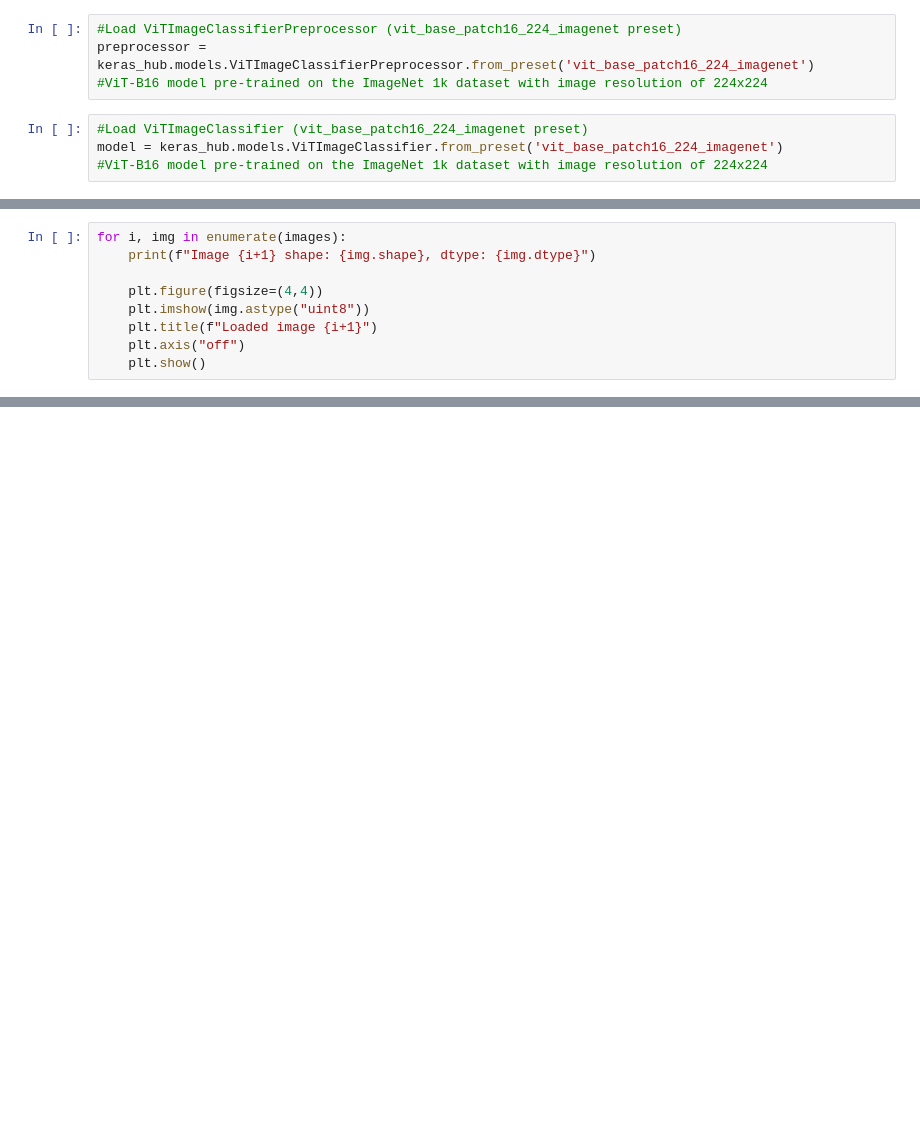
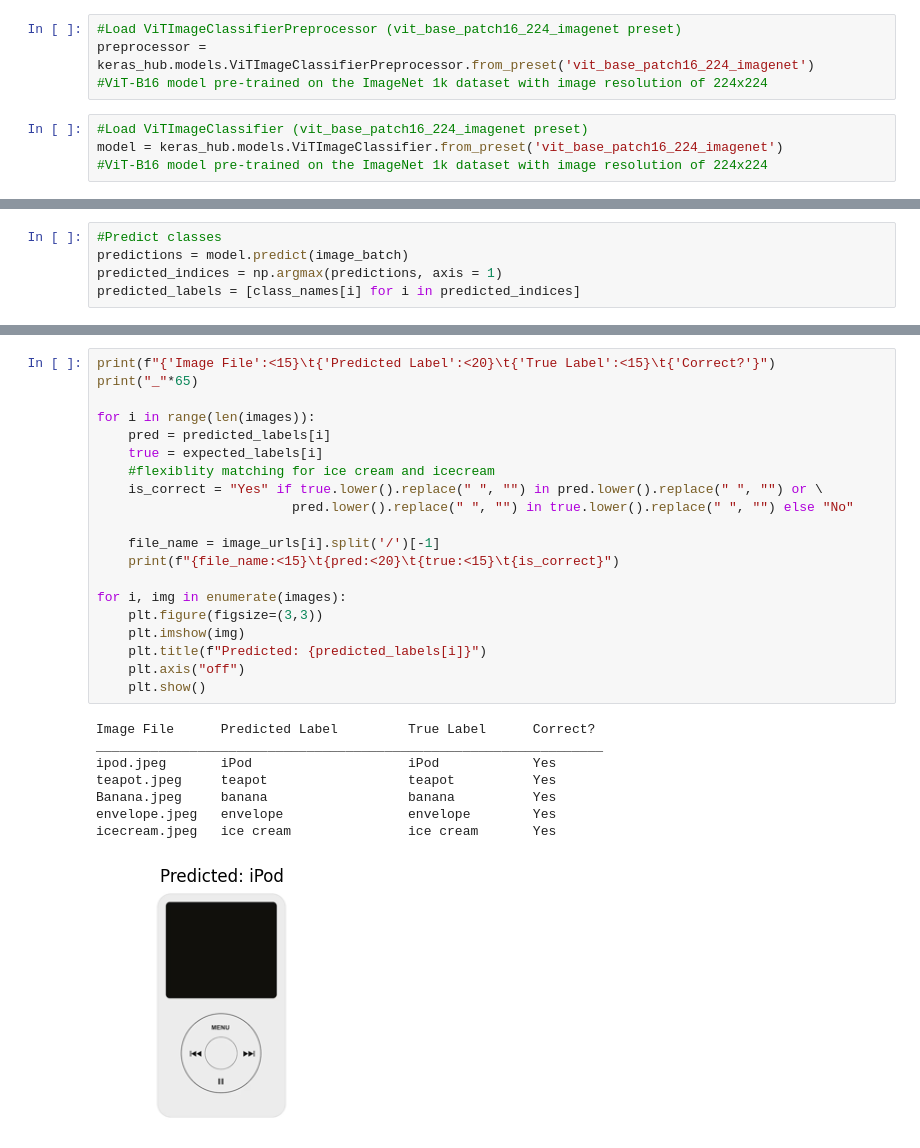
Before and after one commit to shadenalsuhayan/arti560-computer-vision-labs, a Jupyter notebook: lab03-image-classification-vision-transformer-vit/lab03-image-classification-vision-transformer-vit-exercise.ipynb, the cells around one changed output, grey strips where cells are left out. Cells and saved outputs as stored; diff of their text form; blank space fills up the shorter version.

```diff
--- a/lab03-image-classification-vision-transformer-vit/lab03-image-classification-vision-transformer-vit-exercise.ipynb
+++ b/lab03-image-classification-vision-transformer-vit/lab03-image-classification-vision-transformer-vit-exercise.ipynb
@@ -115,9 +49,0 @@ icecream.jpeg   matchstick              ice cream               No
-# %%
-for i, img in enumerate(images):
-    print(f"Image {i+1} shape: {img.shape}, dtype: {img.dtype}")
-
-    plt.figure(figsize=(4,4))
-    plt.imshow(img.astype("uint8"))
-    plt.title(f"Loaded image {i+1}")
-    plt.axis("off")
-    plt.show()
@@ -146,0 +80,5 @@ Fill the table below based on your results:
+# %%
+#Predict classes
+predictions = model.predict(image_batch)
+predicted_indices = np.argmax(predictions, axis = 1)
+predicted_labels = [class_names[i] for i in predicted_indices]
@@ -146,0 +87,29 @@ Fill the table below based on your results:
+# %%
+print(f"{'Image File':<15}\t{'Predicted Label':<20}\t{'True Label':<15}\t{'Correct?'}")
+print("_"*65)
+
+for i in range(len(images)):
+    pred = predicted_labels[i]
+    true = expected_labels[i]
+    #flexiblity matching for ice cream and icecream
+    is_correct = "Yes" if true.lower().replace(" ", "") in pred.lower().replace(" ", "") or \
+                         pred.lower().replace(" ", "") in true.lower().replace(" ", "") else "No"
+
+    file_name = image_urls[i].split('/')[-1]
+    print(f"{file_name:<15}\t{pred:<20}\t{true:<15}\t{is_correct}")
+
+for i, img in enumerate(images):
+    plt.figure(figsize=(3,3))
+    plt.imshow(img)
+    plt.title(f"Predicted: {predicted_labels[i]}")
+    plt.axis("off")
+    plt.show()
+# %% [output]
+Image File      Predicted Label         True Label      Correct?
+_________________________________________________________________
+ipod.jpeg       iPod                    iPod            Yes
+teapot.jpeg     teapot                  teapot          Yes
+Banana.jpeg     banana                  banana          Yes
+envelope.jpeg   envelope                envelope        Yes
+icecream.jpeg   ice cream               ice cream       Yes
+[figure, added]
```
Also changed, not shown: parts of 8 cells of this notebook.
